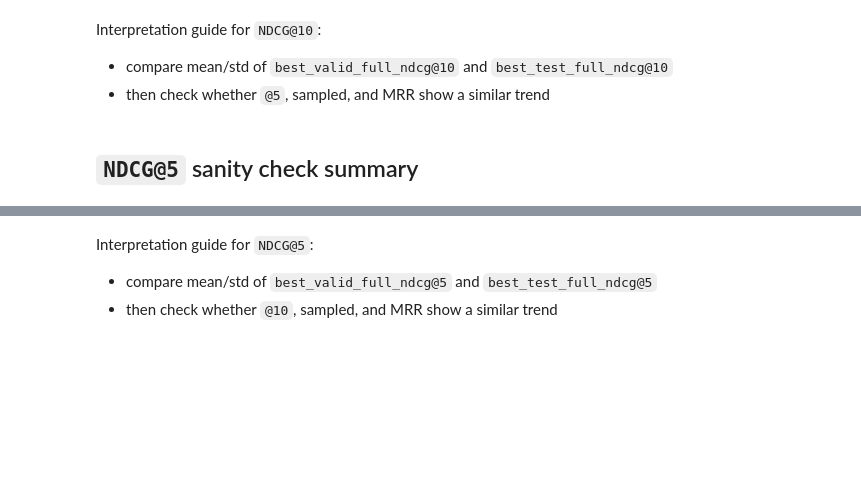
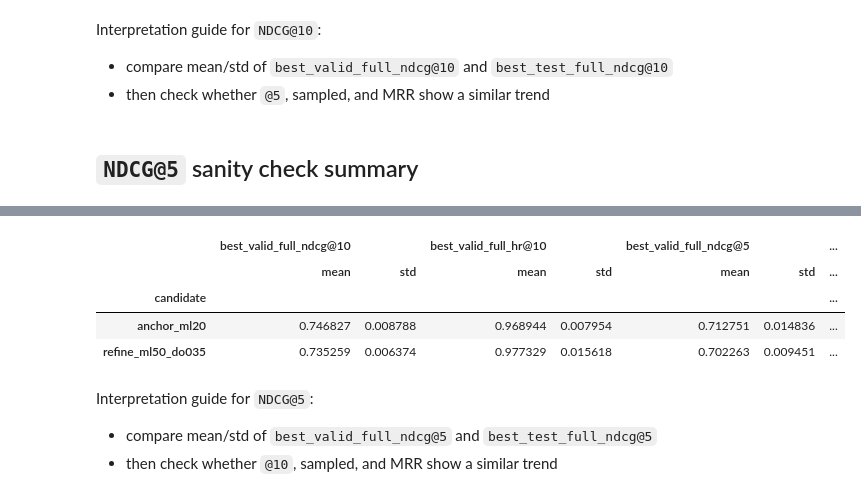
Before and after one commit to hwbuzz/time-aware-behavior-prediction, a Jupyter notebook: notebooks/sasrec_bpi2012_colab_train_sanity_check_evalfix_260513.ipynb, the cells around one changed output, grey strips where cells are left out. Saved outputs shown, nothing was run; the diff lists cells and outputs as text; code cells hidden in the pictures; blank space fills up the shorter version.

```diff
--- a/notebooks/sasrec_bpi2012_colab_train_sanity_check_evalfix_260513.ipynb
+++ b/notebooks/sasrec_bpi2012_colab_train_sanity_check_evalfix_260513.ipynb
@@ -427,16 +669,28 @@ df5_sc[[
 # %%
 df5_sc['candidate'] = df5_sc['run_name'].apply(
     lambda x: 'anchor_ml20' if 'anchor_ml20' in x else 'refine_ml50_do035'
 )
 summary5 = df5_sc.groupby('candidate')[[
-    'best_valid_full_ndcg@5', 'best_test_full_ndcg@5',
-    'best_valid_full_ndcg@10', 'best_test_full_ndcg@10',
-    'best_valid_full_mrr', 'best_test_full_mrr',
-    'best_valid_sampled_ndcg@5', 'best_test_sampled_ndcg@5',
-    'best_valid_sampled_ndcg@10', 'best_test_sampled_ndcg@10',
-    'best_valid_sampled_mrr', 'best_test_sampled_mrr',
+    'best_valid_full_ndcg@10', 'best_valid_full_hr@10',
+    'best_valid_full_ndcg@5', 'best_valid_full_hr@5',
+    'best_valid_full_mrr',
+    'best_test_full_ndcg@10', 'best_test_full_hr@10',
+    'best_test_full_ndcg@5', 'best_test_full_hr@5',
+    'best_test_full_mrr',
+    'best_valid_sampled_ndcg@10', 'best_valid_sampled_hr@10',
+    'best_valid_sampled_ndcg@5', 'best_valid_sampled_hr@5',
+    'best_valid_sampled_mrr',
+    'best_test_sampled_ndcg@10', 'best_test_sampled_hr@10',
+    'best_test_sampled_ndcg@5', 'best_test_sampled_hr@5',
+    'best_test_sampled_mrr',
 ]].agg(['mean', 'std'])
 summary5
+# %% [output]
+|  | best_valid_full_ndcg@10 |  | best_valid_full_hr@10 |  | best_valid_full_ndcg@5 |  | ... |
+|  | mean | std | mean | std | mean | std | ... |
+| candidate |  |  |  |  |  |  | ... |
+| anchor_ml20 | 0.746827 | 0.008788 | 0.968944 | 0.007954 | 0.712751 | 0.014836 | ... |
+| refine_ml50_do035 | 0.735259 | 0.006374 | 0.977329 | 0.015618 | 0.702263 | 0.009451 | ... |
 # %% [markdown]
 Interpretation guide for `NDCG@5`:
 - compare mean/std of `best_valid_full_ndcg@5` and `best_test_full_ndcg@5`
```
Also changed, not shown: parts of 21 cells of this notebook, 2 other files.
